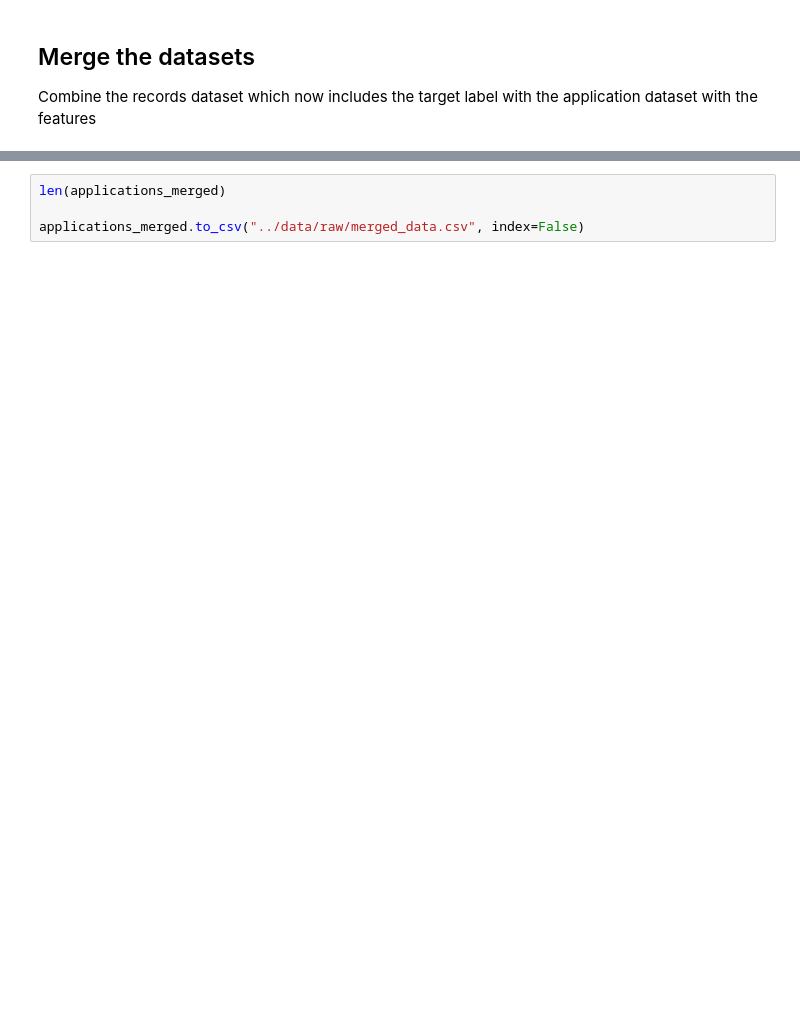
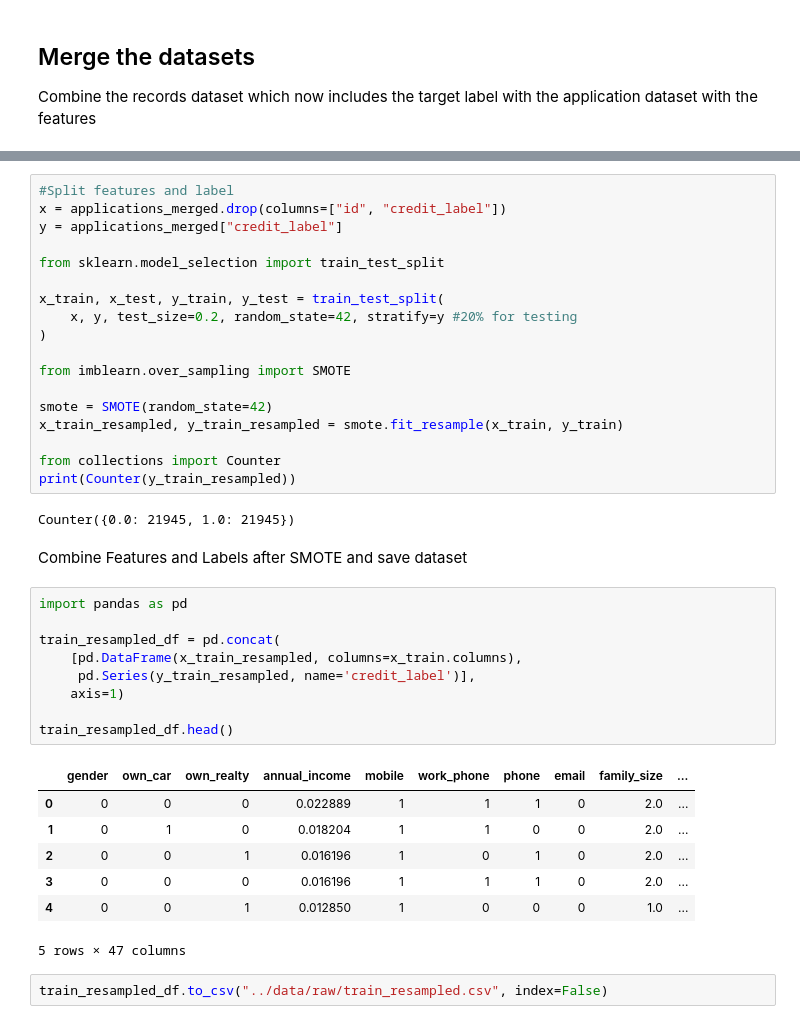
Before and after one commit to ashleytoh/cs3244-project-group-23, a Jupyter notebook: EDA/EDA.ipynb, the cells around one changed output, grey strips where cells are left out. Saved outputs shown, nothing was run; the diff lists cells and outputs as text; blank space fills up the shorter version.

Commit message:
Add SMOTE to merge data and store as train_resampled

```diff
--- a/EDA/EDA.ipynb
+++ b/EDA/EDA.ipynb
@@ -292,4 +310,41 @@ applications_merged.head()
+# %%
+#Split features and label
+x = applications_merged.drop(columns=["id", "credit_label"])
+y = applications_merged["credit_label"]
+
+from sklearn.model_selection import train_test_split
+
+x_train, x_test, y_train, y_test = train_test_split(
+    x, y, test_size=0.2, random_state=42, stratify=y #20% for testing
+)
+
+from imblearn.over_sampling import SMOTE
+
+smote = SMOTE(random_state=42)
+x_train_resampled, y_train_resampled = smote.fit_resample(x_train, y_train)
+
+from collections import Counter
+print(Counter(y_train_resampled))
+# %% [output]
+Counter({0.0: 21945, 1.0: 21945})
+# %% [markdown]
+Combine Features and Labels after SMOTE and save dataset
+# %%
+import pandas as pd
+
+train_resampled_df = pd.concat(
+    [pd.DataFrame(x_train_resampled, columns=x_train.columns),
+     pd.Series(y_train_resampled, name='credit_label')],
+    axis=1)
+
+train_resampled_df.head()
+# %% [output]
+|  | gender | own_car | own_realty | annual_income | mobile | work_phone | phone | email | family_size | ... |
+| 0 | 0 | 0 | 0 | 0.022889 | 1 | 1 | 1 | 0 | 2.0 | ... |
+| 1 | 0 | 1 | 0 | 0.018204 | 1 | 1 | 0 | 0 | 2.0 | ... |
+| 2 | 0 | 0 | 1 | 0.016196 | 1 | 0 | 1 | 0 | 2.0 | ... |
+| 3 | 0 | 0 | 0 | 0.016196 | 1 | 1 | 1 | 0 | 2.0 | ... |
+| 4 | 0 | 0 | 1 | 0.012850 | 1 | 0 | 0 | 0 | 1.0 | ... |
+5 rows × 47 columns
 # %%
-len(applications_merged)
-
-applications_merged.to_csv("../data/raw/merged_data.csv", index=False)
+train_resampled_df.to_csv("../data/raw/train_resampled.csv", index=False)
```
Also changed, not shown: parts of 6 cells of this notebook, 2 other files.
